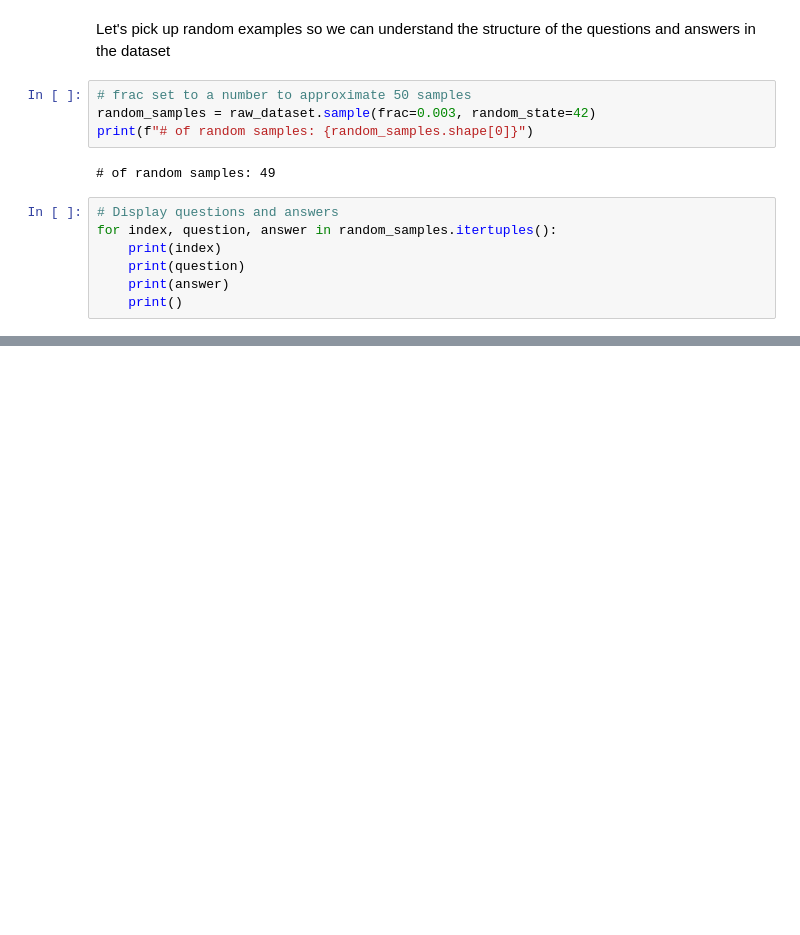
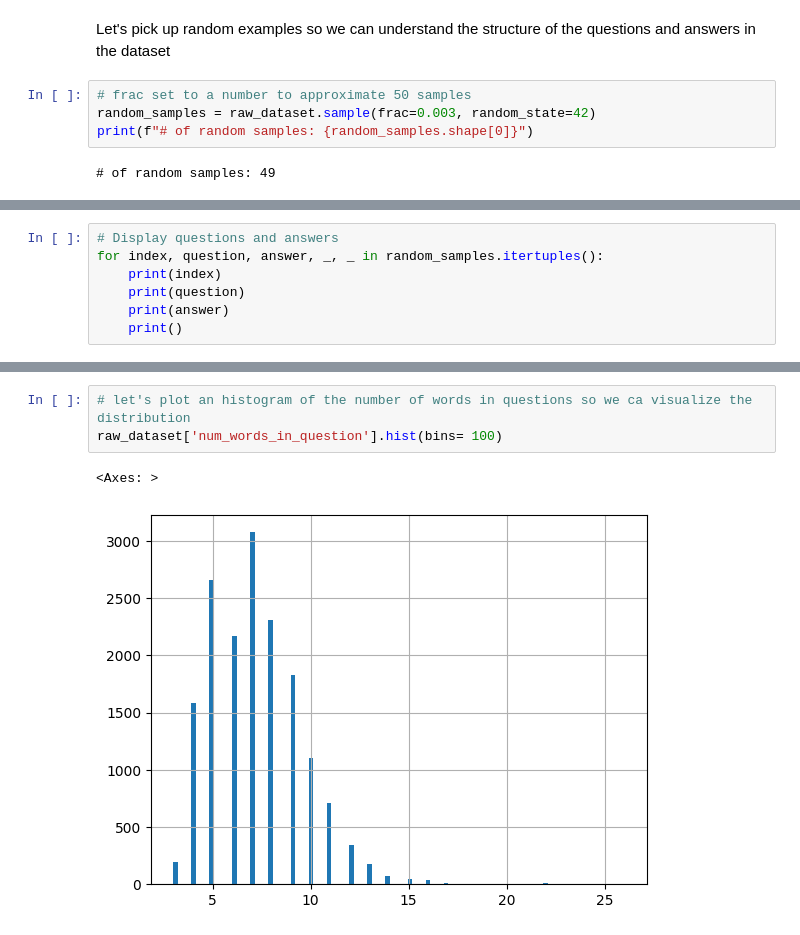
Before and after one commit to alditus/medical_assistant_bot_assignment, a Jupyter notebook: notebooks/data_exploration_eda/exploratory_data_analysis.ipynb, the cells around one changed output, grey strips where cells are left out. Cells and saved outputs as stored; diff of their text form; blank space fills up the shorter version.

```diff
--- a/notebooks/data_exploration_eda/exploratory_data_analysis.ipynb
+++ b/notebooks/data_exploration_eda/exploratory_data_analysis.ipynb
@@ -148,10 +165,3 @@ random_samples = raw_dataset.sample(frac=0.003, random_state=42)
 print(f"# of random samples: {random_samples.shape[0]}")
 # %% [output]
 # of random samples: 49
-# %%
-# Display questions and answers
-for index, question, answer in random_samples.itertuples():
-    print(index)
-    print(question)
-    print(answer)
-    print()
@@ -269,0 +168,7 @@ True
+# %%
+# Display questions and answers
+for index, question, answer, _, _ in random_samples.itertuples():
+    print(index)
+    print(question)
+    print(answer)
+    print()
@@ -269,0 +234,6 @@ True
+# %%
+# let's plot an histogram of the number of words in questions so we ca visualize the distribution
+raw_dataset['num_words_in_question'].hist(bins= 100)
+# %% [output]
+<Axes: >
+[figure, added]
```
Also changed, not shown: parts of 68 cells of this notebook.
